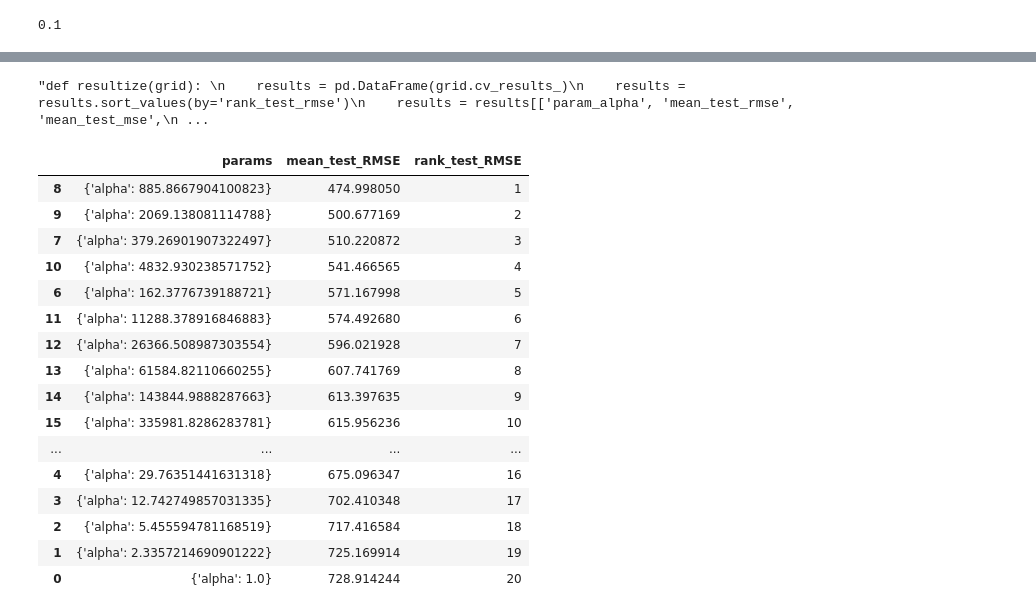
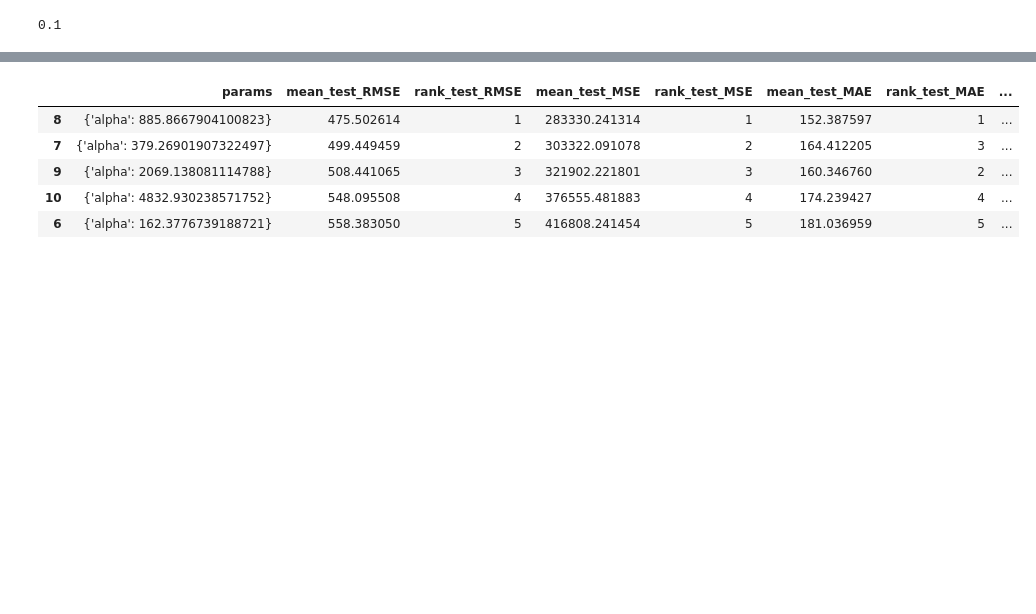
Before and after one commit to ThomasMeb/Anticiper_besoins_des_batiments, a Jupyter notebook: EmissionsCO2.ipynb, the cells around one changed output, grey strips where cells are left out. Saved outputs shown, nothing was run; the diff lists cells and outputs as text; code cells hidden in the pictures; blank space fills up the shorter version.

```diff
--- a/EmissionsCO2.ipynb
+++ b/EmissionsCO2.ipynb
@@ -83,0 +128,2 @@ X_train, X_test, y_train, y_test = train_test_split(X_scale, y, test_size=0.2, r
+# %%
+X_train, X_test, y_train, y_test = train_test_split(X, y, test_size=0.2, random_state=7)
@@ -84,3 +156,14 @@ X_train, X_test, y_train, y_test = train_test_split(X_scale, y, test_size=0.2, r
+# %%
+std_scale = StandardScaler()
+std_scale.fit(X_train)
+X_train = std_scale.transform(X_train)
+X_test = std_scale.transform(X_test)
+X_train_tt = std_scale.transform(X_train_tt)
+X_test_tt = std_scale.transform(X_test_tt)
+X_train = pd.DataFrame(X_train, columns = X.columns)
+X_test = pd.DataFrame(X_test, columns = X.columns)
+X_train_tt = pd.DataFrame(X_train_tt, columns = X.columns)
+X_test_tt = pd.DataFrame(X_test_tt, columns = X.columns)
 # %%
 dr = DummyRegressor(strategy="mean")
 dr.fit(X_train, y_train)
@@ -219,20 +300,10 @@ mae_scorer = make_scorer(mean_absolute_error, greater_is_better=True)
-# %%
-'''def resultize(grid):
-    results = pd.DataFrame(grid.cv_results_)
-    results = results.sort_values(by='rank_test_rmse')
-    results = results[['params', 'mean_test_rmse', 'mean_test_mse',
-    'mean_test_msle', 'mean_test_mae']]
-    results.columns = ['params', 'RMSE', 'MSE', 'MSLE', 'MAE']
-    return results
-'''
-# %% [output]
-"def resultize(grid): \n    results = pd.DataFrame(grid.cv_results_)\n    results = results.sort_values(by='rank_test_rmse')\n    results = results[['param_alpha', 'mean_test_rmse', 'mean_test_mse',\n ...
 # %%
-def resultize(grid, scoring):
+def resultize(grid):
 
     res = pd.DataFrame(grid.cv_results_)
-    cols = [i for i in res.columns if "split" not in i]
-    res = res[cols].sort_values(f'rank_test_{scoring}')
-    res = res[['params', f'mean_test_{scoring}', f'rank_test_{scoring}']]
-    res[f'mean_test_{scoring}'] = (-res[f'mean_test_{scoring}'])
+    res = res[['params', 'mean_test_RMSE', 'rank_test_RMSE', 'mean_test_MSE', 'rank_test_MSE', 'mean_test_MAE', 'rank_test_MAE', 'mean_test_R2', 'rank_test_R2']]
+    res['mean_test_MSE'] = (-res[f'mean_test_MSE'])
+    res['mean_test_RMSE'] = (-res[f'mean_test_RMSE'])
+    res['mean_test_MAE'] = (-res[f'mean_test_MAE'])
+    res.sort_values(by='rank_test_RMSE', inplace=True)
     return res
@@ -246,26 +310,20 @@ def resultize_RMSE(grid):
+# %%
+s = {'MSE': 'neg_mean_squared_error',
+      'RMSE': 'neg_root_mean_squared_error',
+      'MAE': 'neg_mean_absolute_error',
+      'R2': 'r2'}
+score = 'RMSE'
 # %%
 params = {'alpha': np.logspace(0, 7, 20)}
-score = 'RMSE'
 grid_ridge = GridSearchCV(Ridge(), params, cv = 10,
                   scoring = s, refit = score, n_jobs=-1)
 grid_ridge.fit(X_train, y_train)
 grid_ridge_best_params = grid_ridge.best_params_
-resultize(grid_ridge, score)
+resultize(grid_ridge).head()
 # %% [output]
-|  | params | mean_test_RMSE | rank_test_RMSE |
-| 8 | {'alpha': 885.8667904100823} | 474.998050 | 1 |
-| 9 | {'alpha': 2069.138081114788} | 500.677169 | 2 |
-| 7 | {'alpha': 379.26901907322497} | 510.220872 | 3 |
-| 10 | {'alpha': 4832.930238571752} | 541.466565 | 4 |
-| 6 | {'alpha': 162.3776739188721} | 571.167998 | 5 |
-| 11 | {'alpha': 11288.378916846883} | 574.492680 | 6 |
-| 12 | {'alpha': 26366.508987303554} | 596.021928 | 7 |
-| 13 | {'alpha': 61584.82110660255} | 607.741769 | 8 |
-| 14 | {'alpha': 143844.9888287663} | 613.397635 | 9 |
-| 15 | {'alpha': 335981.8286283781} | 615.956236 | 10 |
-| ... | ... | ... | ... |
-| 4 | {'alpha': 29.76351441631318} | 675.096347 | 16 |
-| 3 | {'alpha': 12.742749857031335} | 702.410348 | 17 |
-| 2 | {'alpha': 5.455594781168519} | 717.416584 | 18 |
-| 1 | {'alpha': 2.3357214690901222} | 725.169914 | 19 |
-| 0 | {'alpha': 1.0} | 728.914244 | 20 |
+|  | params | mean_test_RMSE | rank_test_RMSE | mean_test_MSE | rank_test_MSE | mean_test_MAE | rank_test_MAE | ... |
+| 8 | {'alpha': 885.8667904100823} | 475.502614 | 1 | 283330.241314 | 1 | 152.387597 | 1 | ... |
+| 7 | {'alpha': 379.26901907322497} | 499.449459 | 2 | 303322.091078 | 2 | 164.412205 | 3 | ... |
+| 9 | {'alpha': 2069.138081114788} | 508.441065 | 3 | 321902.221801 | 3 | 160.346760 | 2 | ... |
+| 10 | {'alpha': 4832.930238571752} | 548.095508 | 4 | 376555.481883 | 4 | 174.239427 | 4 | ... |
+| 6 | {'alpha': 162.3776739188721} | 558.383050 | 5 | 416808.241454 | 5 | 181.036959 | 5 | ... |
```
Also changed, not shown: parts of 60 cells of this notebook, 2 other files.
